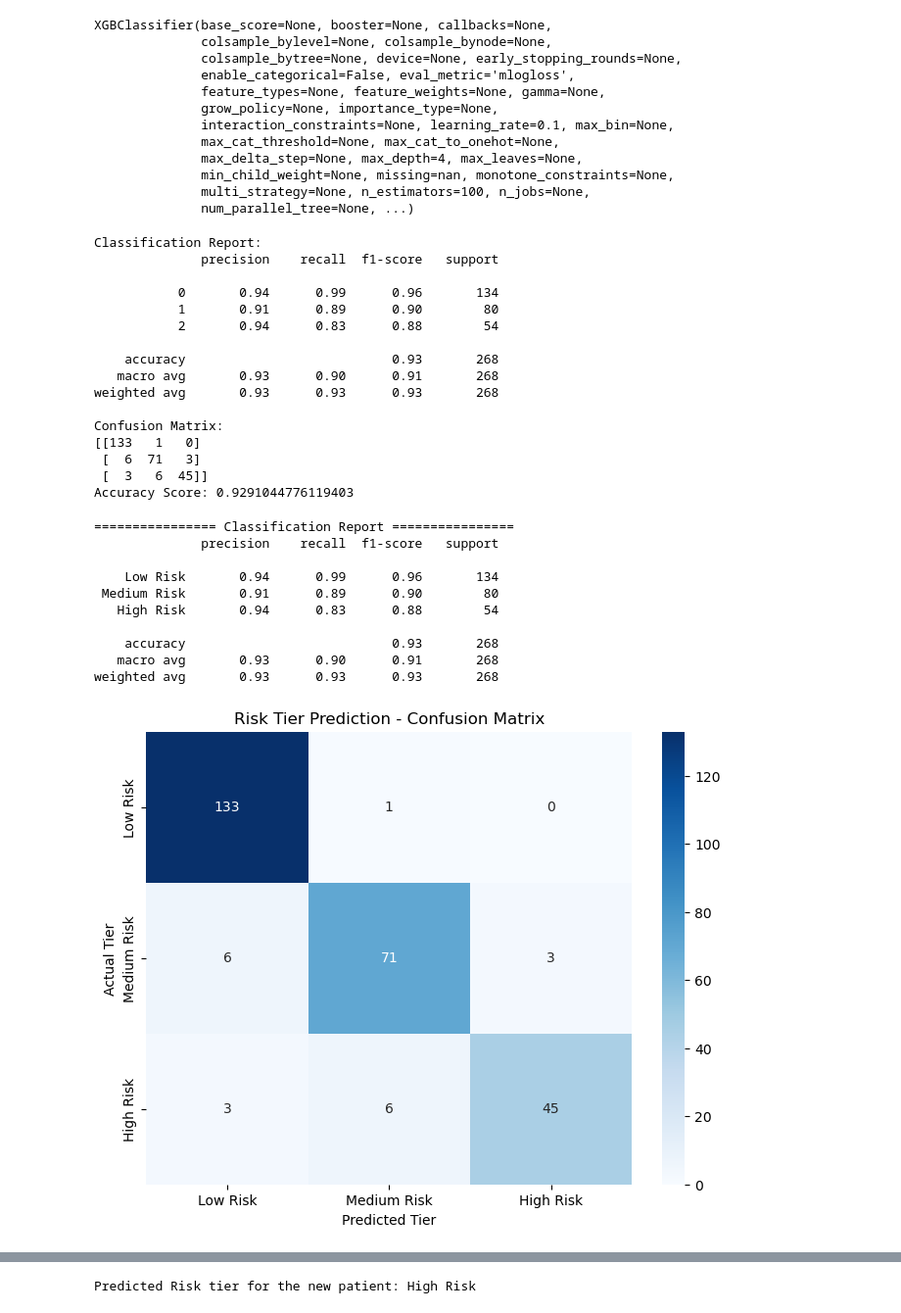
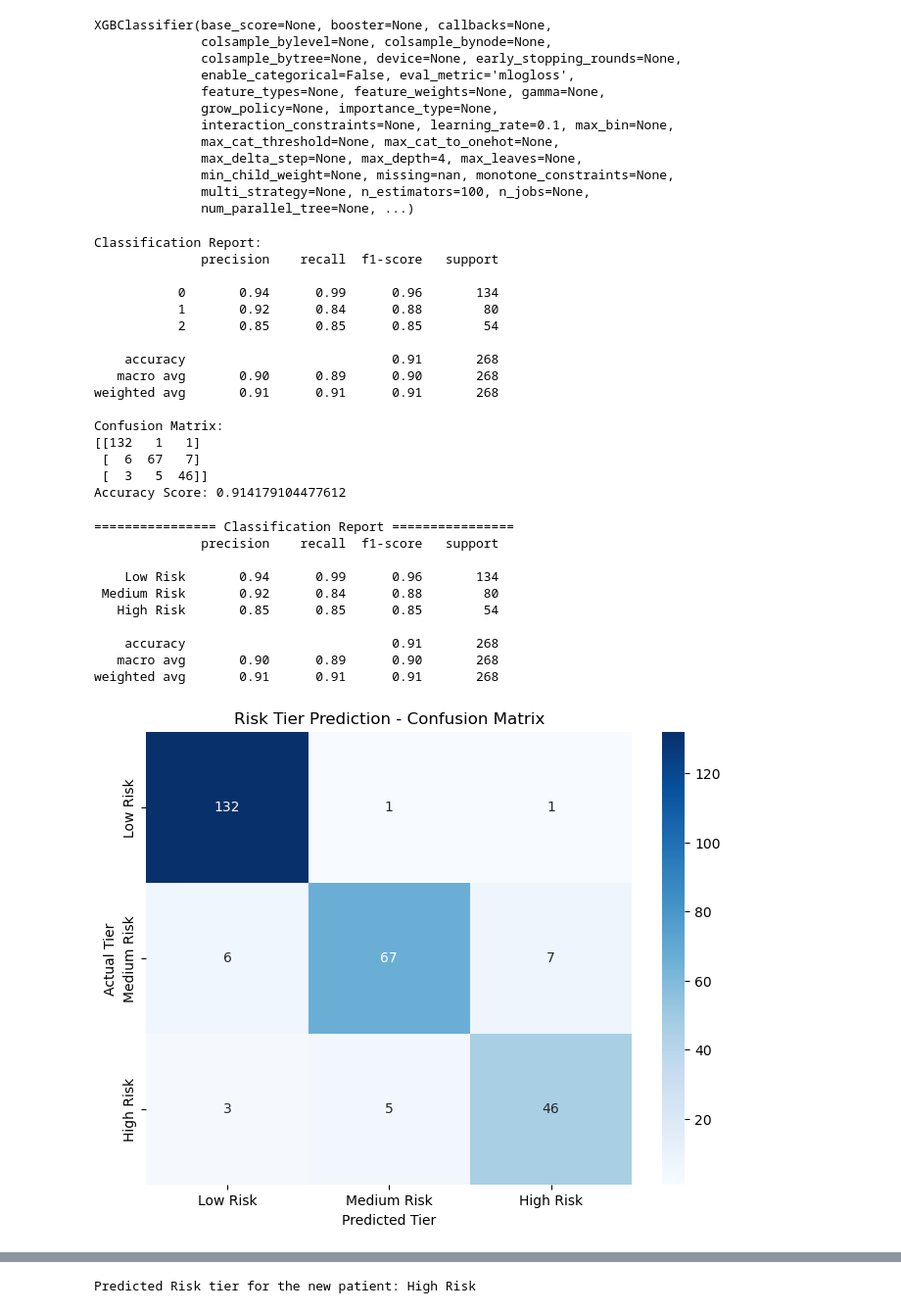
Before and after one commit to celinele5/Analytics-Portfolio, a Jupyter notebook: Medical Cost Project/main.ipynb, the cells around one changed output, grey strips where cells are left out. Shown at 98% size. Saved outputs shown, nothing was run; the diff lists cells and outputs as text; code cells hidden in the pictures.

```diff
--- a/Medical Cost Project/main.ipynb
+++ b/Medical Cost Project/main.ipynb
@@ -249,59 +249,79 @@ XGBClassifier(base_score=None, booster=None, callbacks=None,
               min_child_weight=None, missing=nan, monotone_constraints=None,
               multi_strategy=None, n_estimators=100, n_jobs=None,
               num_parallel_tree=None, ...)
+# %%
+# 1. Get raw probabilities instead of hard labels
+# This returns an array of 3 percentages for every row: [Prob_Low, Prob_Med, Prob_High]
+y_probabilities = xgb_clf.predict_proba(X_clf_test)
+
+# 2. Extract just the High Risk probabilities (Column index 2)
+high_risk_probs = y_probabilities[:, 2]
+
+# 3. Create a custom rule: If High Risk prob is > 35%, force it to be High Risk (Class 2)
+# Otherwise, let the model default to its normal prediction
+custom_predictions = np.where(high_risk_probs > 0.35, 2, xgb_clf.predict(X_clf_test))
 # %%
-# Get predictions
-y_clf_pred = xgb_clf.predict(X_clf_test)
 # Evaluationmetrics for classification
 print("Classification Report:")
-print(classification_report(y_clf_test, y_clf_pred))
+print(classification_report(y_clf_test, custom_predictions))
 print("Confusion Matrix:")
-print(confusion_matrix(y_clf_test, y_clf_pred))
-print("Accuracy Score:", accuracy_score(y_clf_test, y_clf_pred))
+print(confusion_matrix(y_clf_test, custom_predictions))
+print("Accuracy Score:", accuracy_score(y_clf_test, custom_predictions))
 # %% [output]
 Classification Report:
               precision    recall  f1-score   support
 
            0       0.94      0.99      0.96       134
-           1       0.91      0.89      0.90        80
-           2       0.94      0.83      0.88        54
+           1       0.92      0.84      0.88        80
+           2       0.85      0.85      0.85        54
 
-    accuracy                           0.93       268
-   macro avg       0.93      0.90      0.91       268
-weighted avg       0.93      0.93      0.93       268
+    accuracy                           0.91       268
+   macro avg       0.90      0.89      0.90       268
+weighted avg       0.91      0.91      0.91       268
 
 Confusion Matrix:
-[[133   1   0]
- [  6  71   3]
- [  3   6  45]]
-Accuracy Score: 0.9291044776119403
+[[132   1   1]
+ [  6  67   7]
+ [  3   5  46]]
+Accuracy Score: 0.914179104477612
 # %%
 # Get predictions
 y_pred = xgb_clf.predict(X_clf_test)
 
 # Print metrics summary
 print("================ Classification Report ================")
-print(classification_report(y_clf_test, y_pred, target_names=['Low Risk', 'Medium Risk', 'High Risk']))
+print(classification_report(y_clf_test, custom_predictions, target_names=['Low Risk', 'Medium Risk', 'High Risk']))
 
-# Plot Confusion Matrix
-cm = confusion_matrix(y_clf_test, y_pred)
+# Plot Confusion Matrix for custom predictions
+cm = confusion_matrix(y_clf_test, custom_predictions)
 plt.figure(figsize=(8, 6))
 sns.heatmap(cm, annot=True, fmt='d', cmap='Blues',
             xticklabels=['Low Risk', 'Medium Risk', 'High Risk'],
             yticklabels=['Low Risk', 'Medium Risk', 'High Risk'])
 plt.title('Risk Tier Prediction - Confusion Matrix')
 plt.xlabel('Predicted Tier')
 plt.ylabel('Actual Tier')
 plt.show()
+
+# Plot Confusion Matrix for original predictions
+cm_orig = confusion_matrix(y_clf_test, y_pred)
+plt.figure(figsize=(8, 6))
+sns.heatmap(cm_orig, annot=True, fmt='d', cmap='Oranges',
+            xticklabels=['Low Risk', 'Medium Risk', 'High Risk'],
+            yticklabels=['Low Risk', 'Medium Risk', 'High Risk'])
+plt.title('Original Model Predictions - Confusion Matrix')
+plt.xlabel('Predicted Tier')
+plt.ylabel('Actual Tier')
+plt.show()
 # %% [output]
 ================ Classification Report ================
               precision    recall  f1-score   support
 
     Low Risk       0.94      0.99      0.96       134
- Medium Risk       0.91      0.89      0.90        80
-   High Risk       0.94      0.83      0.88        54
+ Medium Risk       0.92      0.84      0.88        80
+   High Risk       0.85      0.85      0.85        54
 
-    accuracy                           0.93       268
-   macro avg       0.93      0.90      0.91       268
-weighted avg       0.93      0.93      0.93       268
+    accuracy                           0.91       268
+   macro avg       0.90      0.89      0.90       268
+weighted avg       0.91      0.91      0.91       268
-[figure, old version]
+[figure, new version]
```
Also changed, not shown: parts of 6 cells of this notebook, 4 other files.
